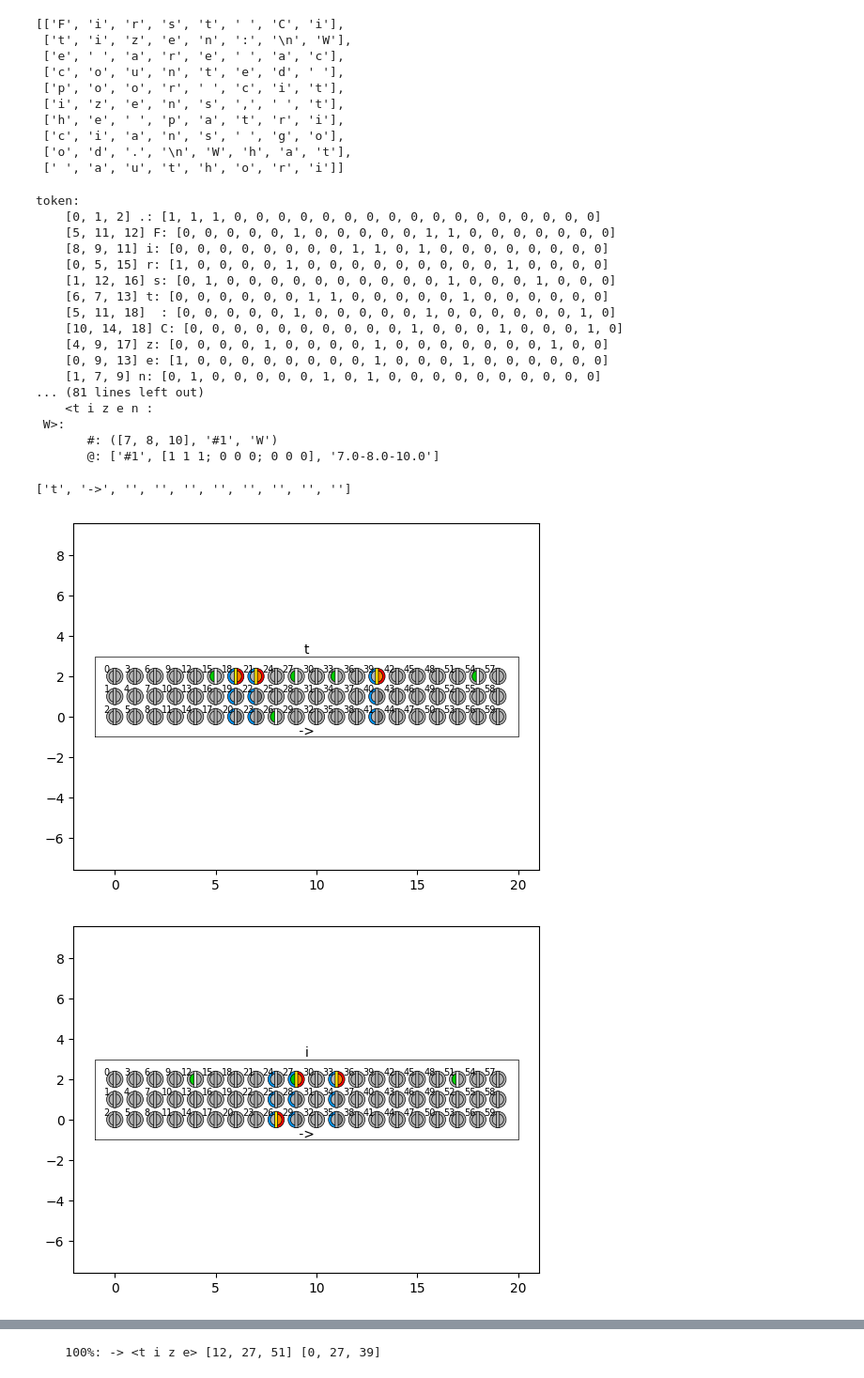
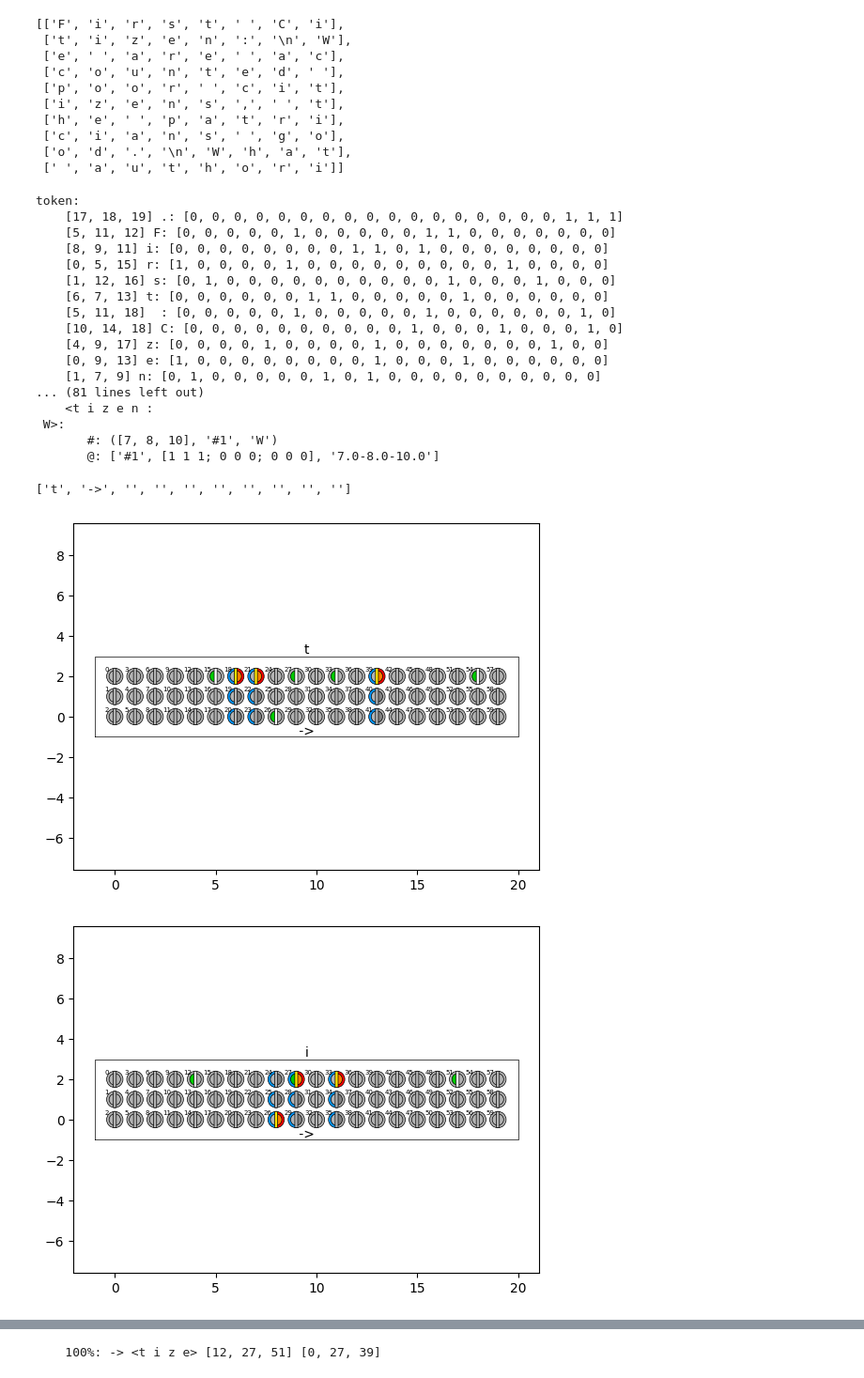
Before and after one commit to ihux/neurotron-develop, a Jupyter notebook: jupyter/neurotron/shakespear.ipynb, the cells around one changed output, grey strips where cells are left out. Shown at 94% size. Drawn from its saved outputs; the diff is of its cells as text; code cells hidden in the pictures.

```diff
--- a/jupyter/neurotron/shakespear.ipynb
+++ b/jupyter/neurotron/shakespear.ipynb
@@ -140,40 +140,39 @@ chunks
  ['o', 'd', '.', '\n', 'W', 'h', 'a', 't'],
  [' ', 'a', 'u', 't', 'h', 'o', 'r', 'i']]
 # %%
-token = Token({'.':[1,1,1,0,0, 0,0,0,0,0, 0,0,0,0,0, 0,0,0,0,0]})
-cells = Cells((3,20,10,3),token,verbose=0)
+cells = Cells((3,20,10,3),3,verbose=0)
 train = Trainer(cells,plot=True)
 
 k = 0
 for chunk in chunks:
     train(chunk); k += 1
     if k >= 2: break
 
 train.program()
 train.show()
 train.analyse(chunk,all=True)
 #train.predict('<Lisa likes to>')
 #train.program()
 
 #train.analyse('Lisa likes to paint',all=True)
 # %% [output]
 token:
-    [0, 1, 2] .: [1, 1, 1, 0, 0, 0, 0, 0, 0, 0, 0, 0, 0, 0, 0, 0, 0, 0, 0, 0]
+    [17, 18, 19] .: [0, 0, 0, 0, 0, 0, 0, 0, 0, 0, 0, 0, 0, 0, 0, 0, 0, 1, 1, 1]
     [5, 11, 12] F: [0, 0, 0, 0, 0, 1, 0, 0, 0, 0, 0, 1, 1, 0, 0, 0, 0, 0, 0, 0]
     [8, 9, 11] i: [0, 0, 0, 0, 0, 0, 0, 0, 1, 1, 0, 1, 0, 0, 0, 0, 0, 0, 0, 0]
     [0, 5, 15] r: [1, 0, 0, 0, 0, 1, 0, 0, 0, 0, 0, 0, 0, 0, 0, 1, 0, 0, 0, 0]
     [1, 12, 16] s: [0, 1, 0, 0, 0, 0, 0, 0, 0, 0, 0, 0, 1, 0, 0, 0, 1, 0, 0, 0]
     [6, 7, 13] t: [0, 0, 0, 0, 0, 0, 1, 1, 0, 0, 0, 0, 0, 1, 0, 0, 0, 0, 0, 0]
     [5, 11, 18]  : [0, 0, 0, 0, 0, 1, 0, 0, 0, 0, 0, 1, 0, 0, 0, 0, 0, 0, 1, 0]
     [10, 14, 18] C: [0, 0, 0, 0, 0, 0, 0, 0, 0, 0, 1, 0, 0, 0, 1, 0, 0, 0, 1, 0]
     [4, 9, 17] z: [0, 0, 0, 0, 1, 0, 0, 0, 0, 1, 0, 0, 0, 0, 0, 0, 0, 1, 0, 0]
     [0, 9, 13] e: [1, 0, 0, 0, 0, 0, 0, 0, 0, 1, 0, 0, 0, 1, 0, 0, 0, 0, 0, 0]
     [1, 7, 9] n: [0, 1, 0, 0, 0, 0, 0, 1, 0, 1, 0, 0, 0, 0, 0, 0, 0, 0, 0, 0]
 ... (81 lines left out)
     <t i z e n :
  W>:
        #: ([7, 8, 10], '#1', 'W')
        @: ['#1', [1 1 1; 0 0 0; 0 0 0], '7.0-8.0-10.0']
 ['t', '->', '', '', '', '', '', '', '', '']
-[figure, old version]
+[figure, new version]
-[figure, old version]
+[figure, new version]
```
Also changed, not shown: parts of 3 cells of this notebook, 5 other files.
